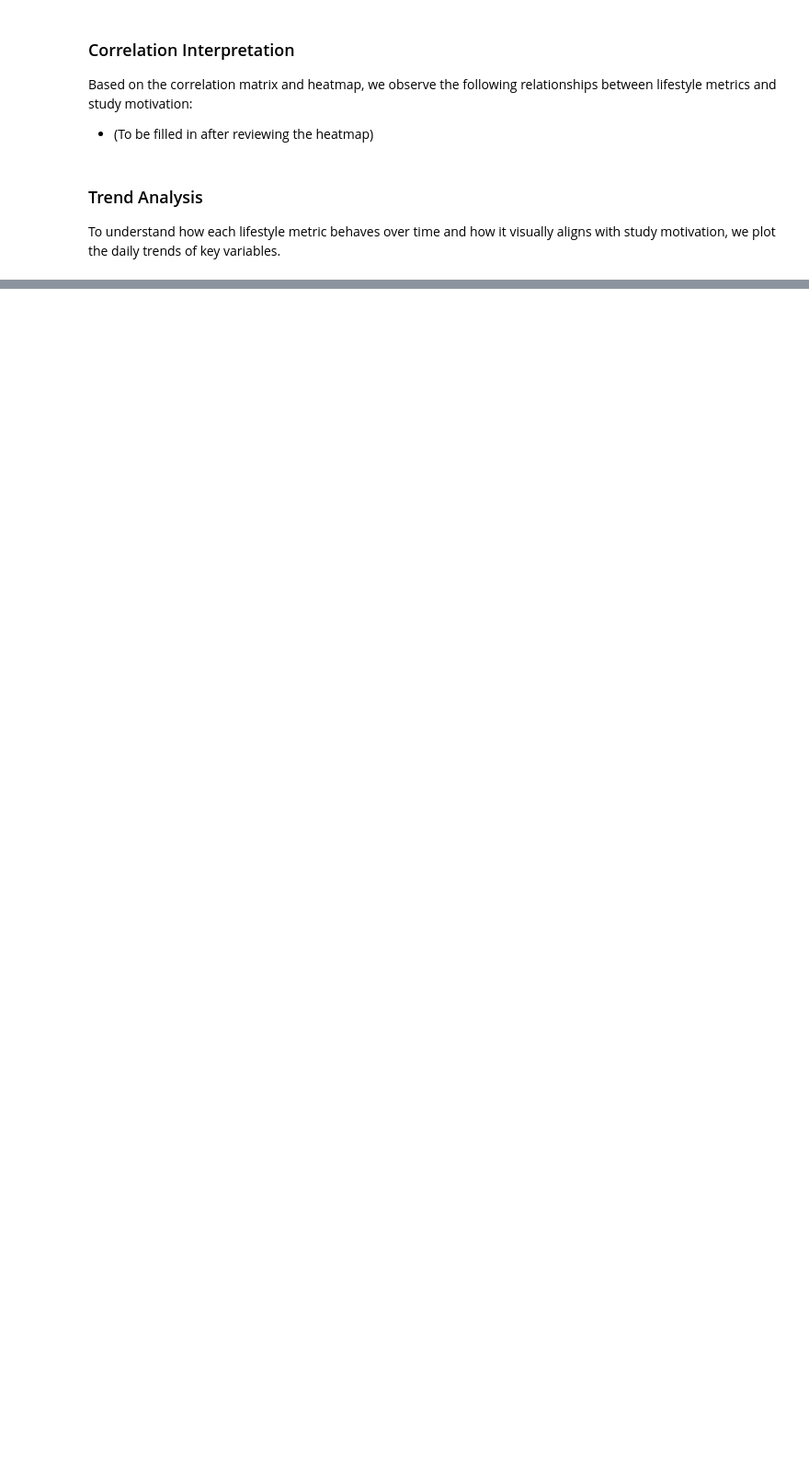
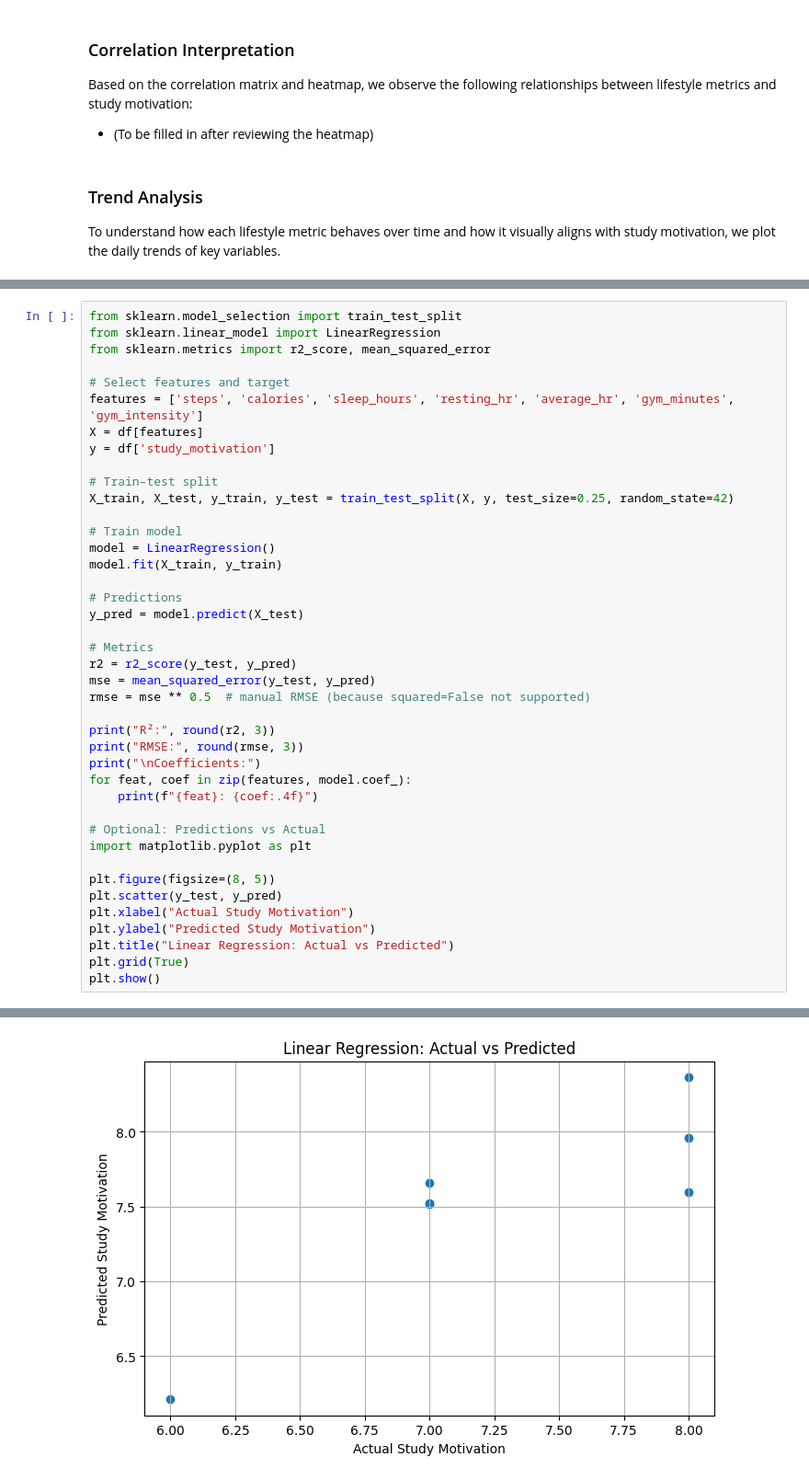
Before and after one commit to MuratCankaya1/DSA210-Project-MuratCankaya, a Jupyter notebook: main.ipynb, the cells around one changed output, grey strips where cells are left out. Shown at 92% size. Drawn from its saved outputs; the diff is of its cells as text; blank space fills up the shorter version.

```diff
--- a/main.ipynb
+++ b/main.ipynb
@@ -98,0 +172,42 @@ plt.show()
+# %%
+from sklearn.model_selection import train_test_split
+from sklearn.linear_model import LinearRegression
+from sklearn.metrics import r2_score, mean_squared_error
+
+# Select features and target
+features = ['steps', 'calories', 'sleep_hours', 'resting_hr', 'average_hr', 'gym_minutes', 'gym_intensity']
+X = df[features]
+y = df['study_motivation']
+
+# Train–test split
+X_train, X_test, y_train, y_test = train_test_split(X, y, test_size=0.25, random_state=42)
+
+# Train model
+model = LinearRegression()
+model.fit(X_train, y_train)
+
+# Predictions
+y_pred = model.predict(X_test)
+
+# Metrics
+r2 = r2_score(y_test, y_pred)
+mse = mean_squared_error(y_test, y_pred)
+rmse = mse ** 0.5  # manual RMSE (because squared=False not supported)
+
+print("R²:", round(r2, 3))
+print("RMSE:", round(rmse, 3))
+print("\nCoefficients:")
+for feat, coef in zip(features, model.coef_):
+    print(f"{feat}: {coef:.4f}")
+
+# Optional: Predictions vs Actual
+import matplotlib.pyplot as plt
+
+plt.figure(figsize=(8, 5))
+plt.scatter(y_test, y_pred)
+plt.xlabel("Actual Study Motivation")
+plt.ylabel("Predicted Study Motivation")
+plt.title("Linear Regression: Actual vs Predicted")
+plt.grid(True)
+plt.show()
+# %% [output]
@@ -98,0 +225 @@ plt.show()
+[figure, added]
```
Also changed, not shown: parts of 21 cells of this notebook.
